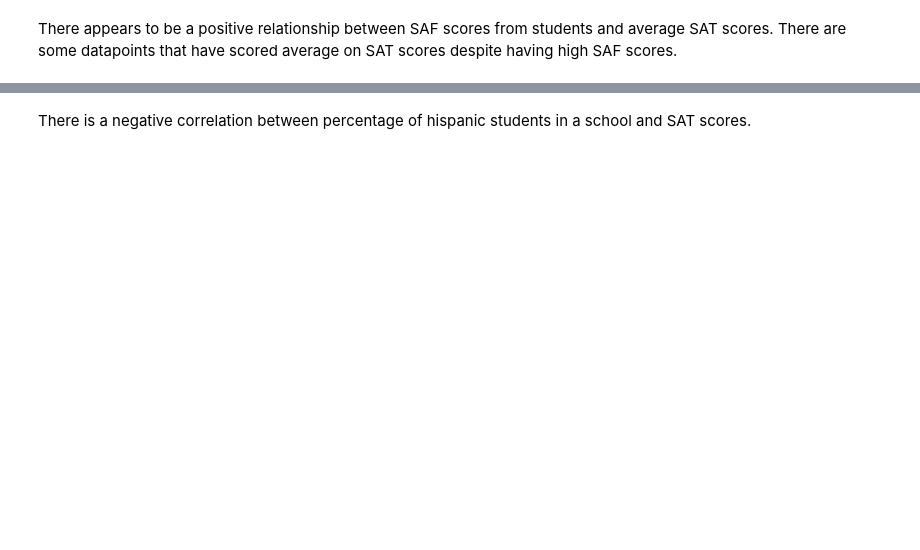
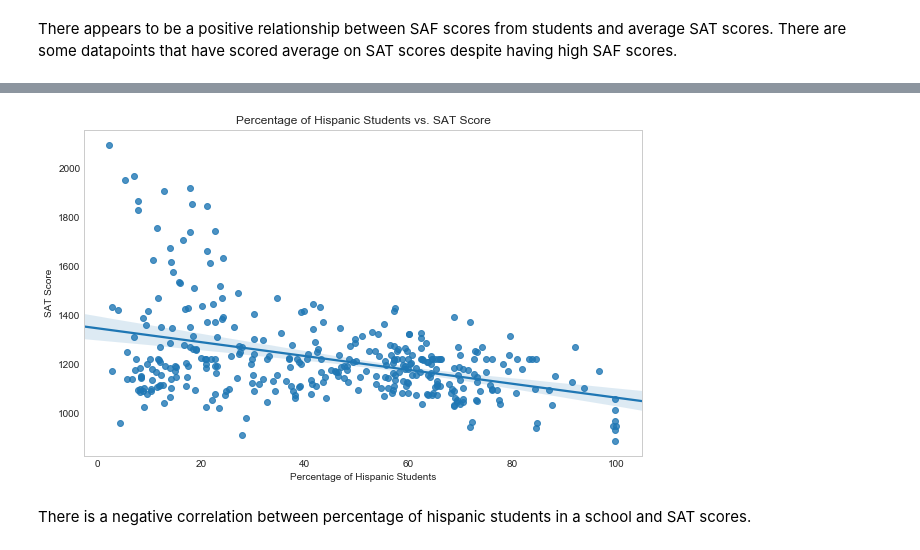
Before and after one commit to EngineBae/NYC-highschool-data, a Jupyter notebook: Schools.ipynb, the cells around one changed output, grey strips where cells are left out. Drawn from its saved outputs; the diff is of its cells as text; code cells hidden in the pictures; blank space fills up the shorter version.

```diff
--- a/Schools.ipynb
+++ b/Schools.ipynb
@@ -337,3 +396,12 @@ combined.plot.scatter(x="hispanic_per", y="sat_score")
+# %%
+#explore schools with low SAT scores with high percentages of hispanic students
+plt.figure(figsize=(10,6))
+ax = sns.regplot('hispanic_per', 'sat_score', data=combined)
+ax.set(title='Percentage of Hispanic Students vs. SAT Score',
+      xlabel='Percentage of Hispanic Students', ylabel='SAT Score')
+ax.grid(False)
+# %% [output]
+[figure, added]
 # %% [markdown]
 There is a negative correlation between percentage of hispanic students in a school and SAT scores.
 # %%
```
Also changed, not shown: parts of 46 cells of this notebook.
